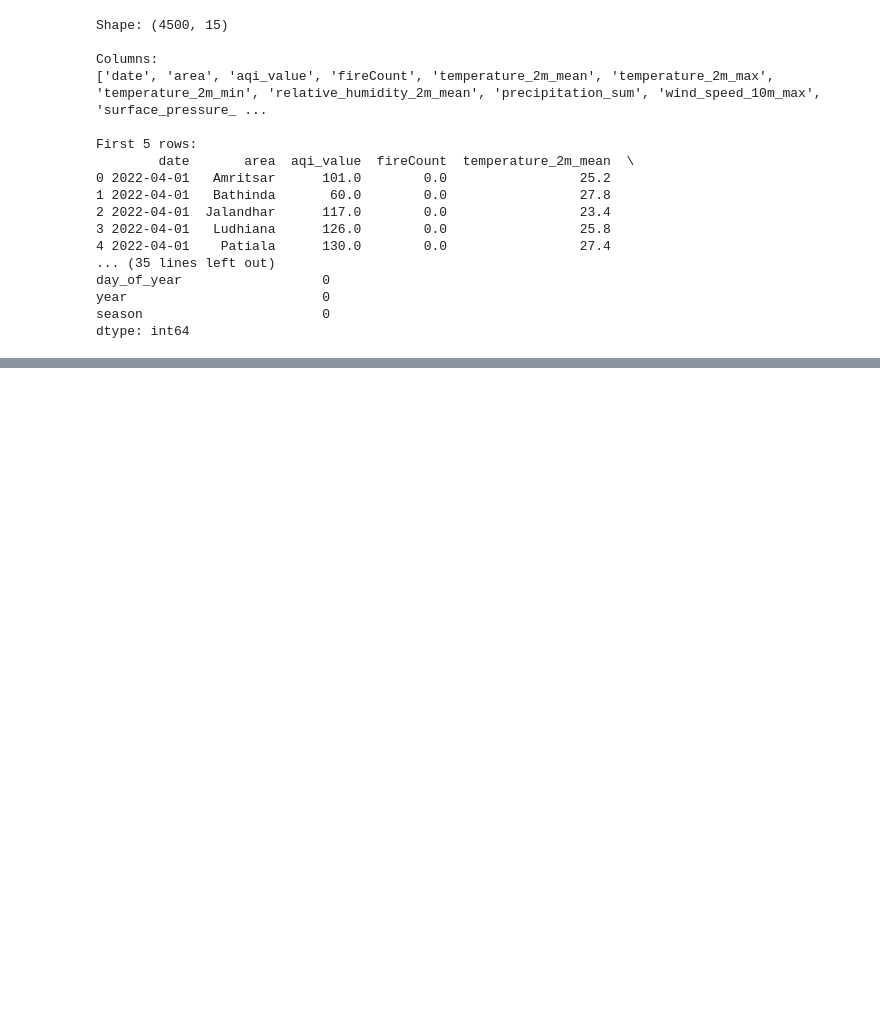
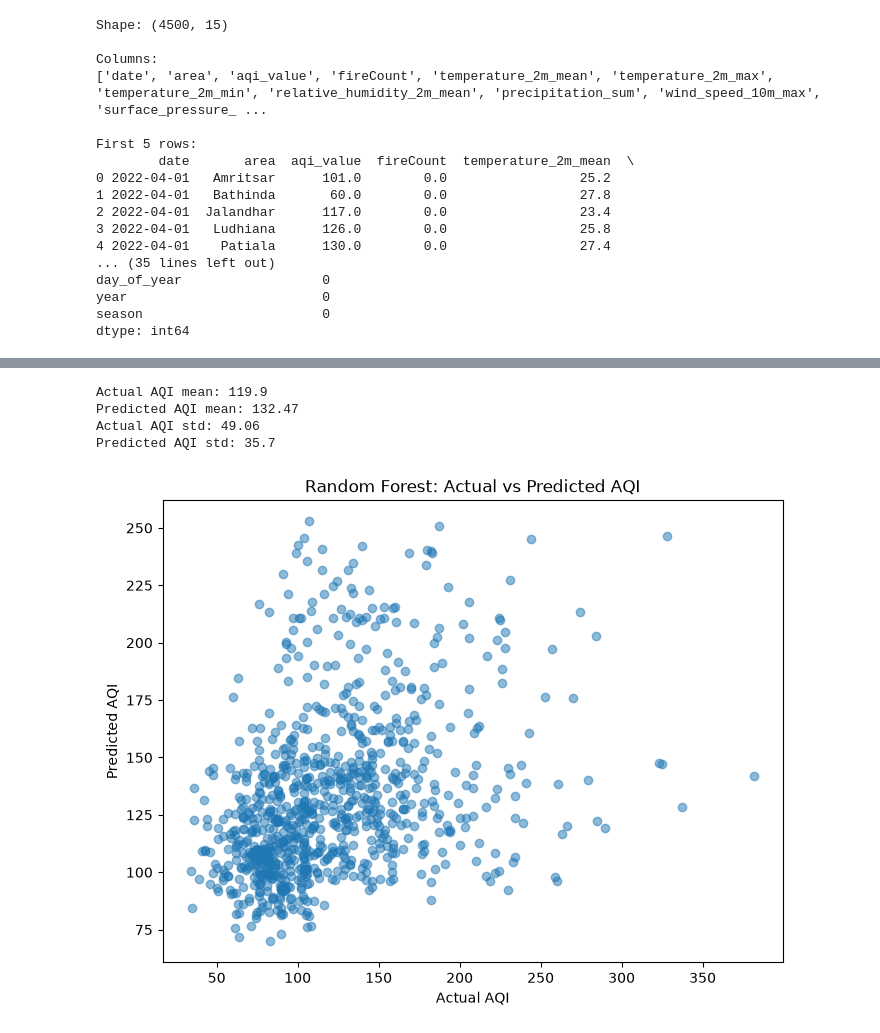
Before and after one commit to its-vaibhav34/airshield-ai, a Jupyter notebook: ml/notebooks/01_data_exploration.ipynb, the cells around one changed output, grey strips where cells are left out. Cells and saved outputs as stored; diff of their text form; code cells hidden in the pictures; blank space fills up the shorter version.

```diff
--- a/ml/notebooks/01_data_exploration.ipynb
+++ b/ml/notebooks/01_data_exploration.ipynb
@@ -1513,0 +1596,27 @@ dtype: int64
+# %%
+from sklearn.compose import ColumnTransformer
+from sklearn.preprocessing import OneHotEncoder
+
+preprocessor = ColumnTransformer(
+    transformers=[
+        (
+            "categorical",
+            OneHotEncoder(handle_unknown="ignore"),
+            categorical_features
+        ),
+        (
+            "numerical",
+            "passthrough",
+            numerical_features
+        )
+    ]
+)
+# %%
+# Step 9 - Fit preprocessing on training data
+
+X_train_processed = preprocessor.fit_transform(X_train)
+
+X_test_processed = preprocessor.transform(X_test)
+
+print("Processed X_train shape:", X_train_processed.shape)
+print("Processed X_test shape:", X_test_processed.shape)
@@ -1513,0 +1725,27 @@ dtype: int64
+# %%
+print("Actual AQI mean:", round(y_test.mean(), 2))
+print("Predicted AQI mean:", round(y_pred_rf.mean(), 2))
+
+print("Actual AQI std:", round(y_test.std(), 2))
+print("Predicted AQI std:", round(y_pred_rf.std(), 2))
+# %% [output]
+Actual AQI mean: 119.9
+Predicted AQI mean: 132.47
+Actual AQI std: 49.06
+Predicted AQI std: 35.7
+# %%
+plt.figure(figsize=(8, 6))
+
+plt.scatter(
+    y_test,
+    y_pred_rf,
+    alpha=0.5
+)
+
+plt.xlabel("Actual AQI")
+plt.ylabel("Predicted AQI")
+plt.title("Random Forest: Actual vs Predicted AQI")
+
+plt.show()
+# %% [output]
+[figure, added]
```
Also changed, not shown: parts of 23 cells of this notebook.
